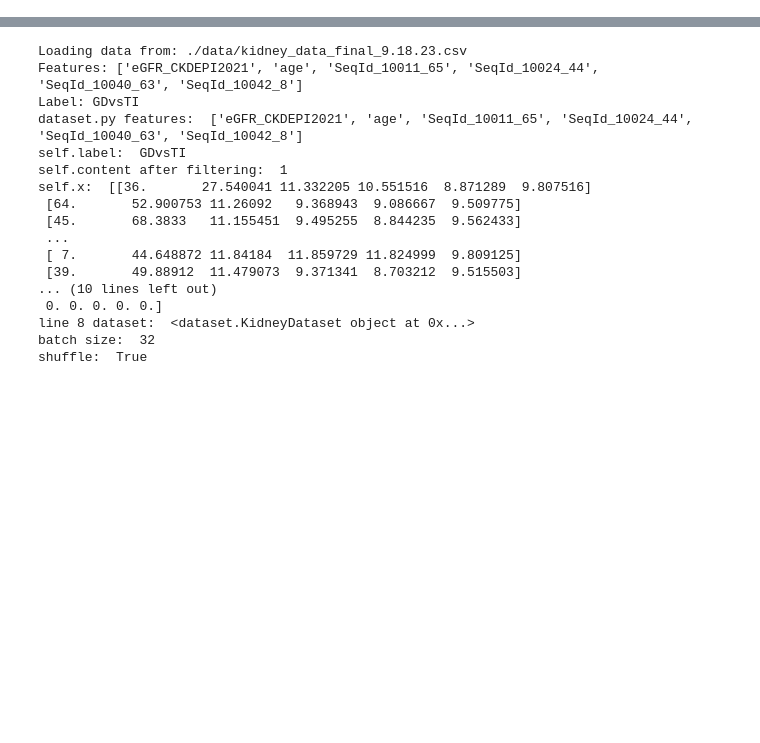
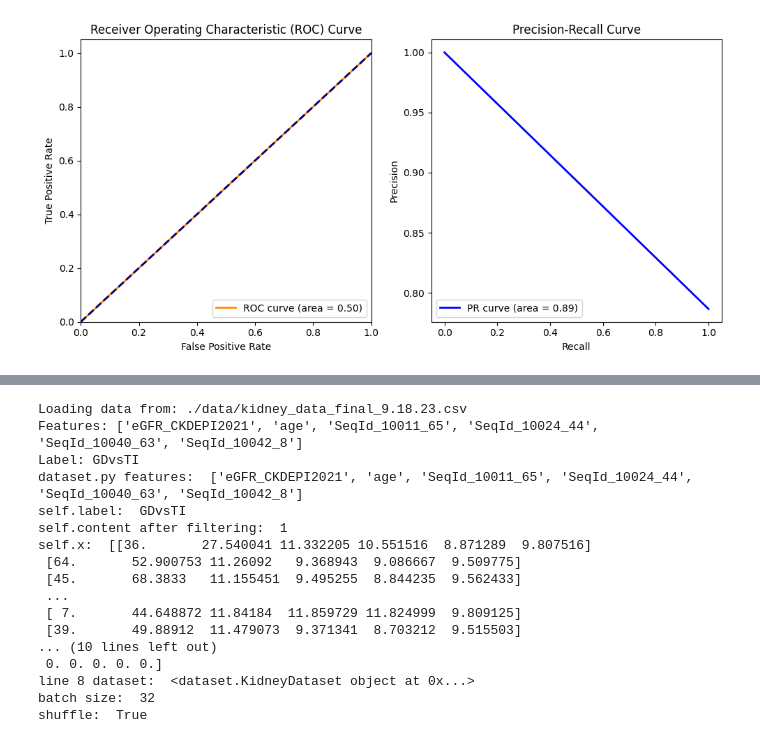
Before and after one commit to dsert1/kidney_ml, a Jupyter notebook: analysis.ipynb, the cells around one changed output, grey strips where cells are left out. Saved outputs shown, nothing was run; the diff lists cells and outputs as text; code cells hidden in the pictures; blank space fills up the shorter version.

```diff
--- a/analysis.ipynb
+++ b/analysis.ipynb
@@ -33,3 +603,31 @@ param_grid = {
+# %%
+import matplotlib.pyplot as plt
+
+# Plotting the ROC curve
+plt.figure(figsize=(10, 5))
+
+plt.subplot(1, 2, 1)
+plt.plot(fpr, tpr, color='darkorange', lw=2, label='ROC curve (area = %0.2f)' % roc_auc)
+plt.plot([0, 1], [0, 1], color='navy', lw=2, linestyle='--')
+plt.xlim([0.0, 1.0])
+plt.ylim([0.0, 1.05])
+plt.xlabel('False Positive Rate')
+plt.ylabel('True Positive Rate')
+plt.title('Receiver Operating Characteristic (ROC) Curve')
+plt.legend(loc="lower right")
+
+# Plotting the Precision-Recall curve
+plt.subplot(1, 2, 2)
+plt.plot(recall_curve, precision_curve, color='blue', lw=2, label='PR curve (area = %0.2f)' % pr_auc)
+plt.xlabel('Recall')
+plt.ylabel('Precision')
+plt.title('Precision-Recall Curve')
+plt.legend(loc="lower left")
+
+plt.tight_layout()
+plt.show()
+# %% [output]
+[figure, added]
 # %%
 def load_data():
     print(f"Loading data from: {DATA_PATH}")
```
Also changed, not shown: parts of 23 cells of this notebook.
